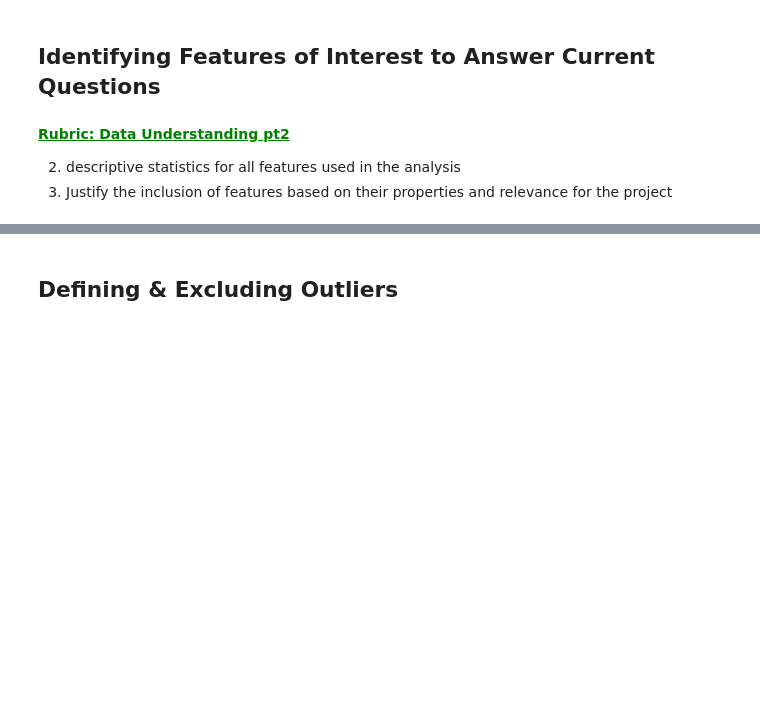
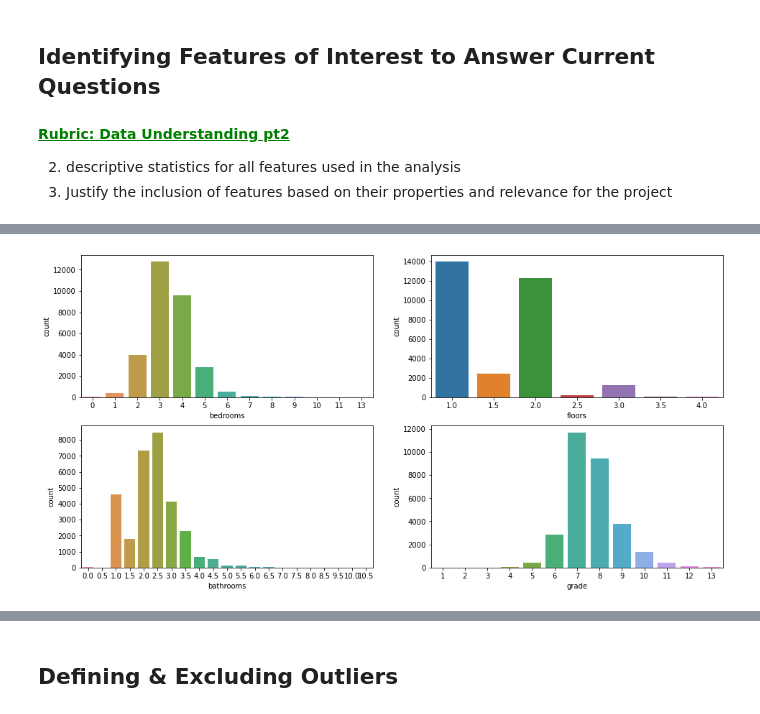
Before and after one commit to josecastillofl/Phase_2_Project, a Jupyter notebook: phase2-project-notebook-draft.ipynb, the cells around one changed output, grey strips where cells are left out. Saved outputs shown, nothing was run; the diff lists cells and outputs as text; code cells hidden in the pictures; blank space fills up the shorter version.

Commit message:
business understanding + data preparation rough draft

```diff
--- a/phase2-project-notebook-draft.ipynb
+++ b/phase2-project-notebook-draft.ipynb
@@ -103,0 +247,12 @@ df = data.drop(['id', 'date', 'view', 'waterfront', 'greenbelt', 'nuisance', 'yr
+# %%
+cat = ['bedrooms', 'bathrooms', 'floors', 'grade']
+df_cat = df[cat]
+
+fig, ax = plt.subplots(2, 2, figsize=(16,8))
+
+for i, col in enumerate(df_cat.columns):
+    x = i%2
+    y = i//2
+    sns.countplot(x=col, data=df_cat, ax=ax[x][y])
+# %% [output]
+[figure, added]
```
Also changed, not shown: parts of 46 cells of this notebook.
